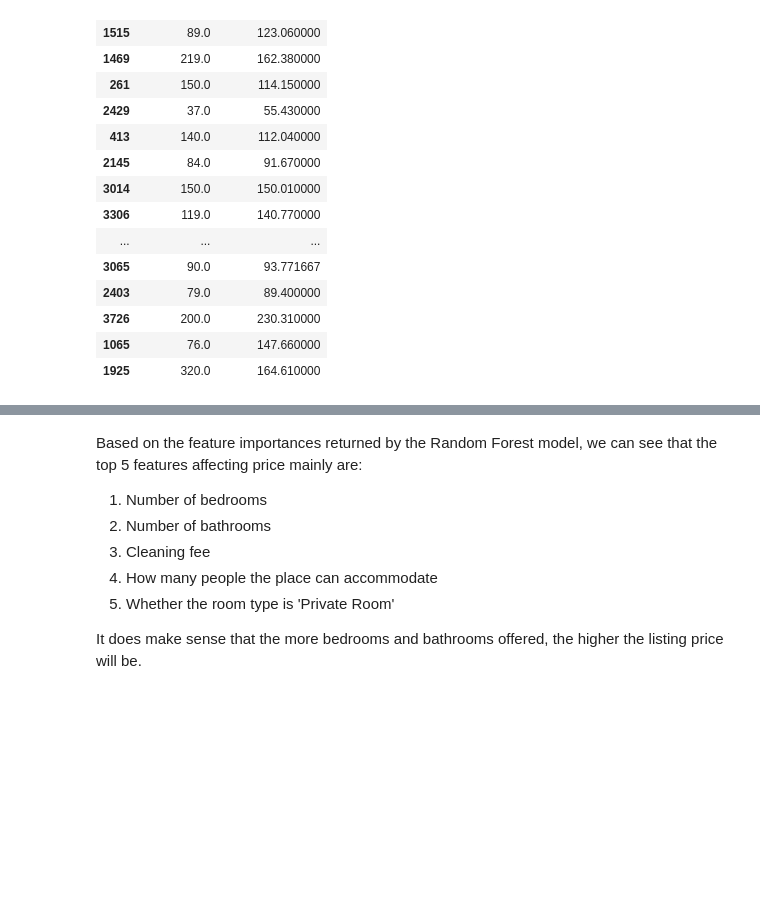
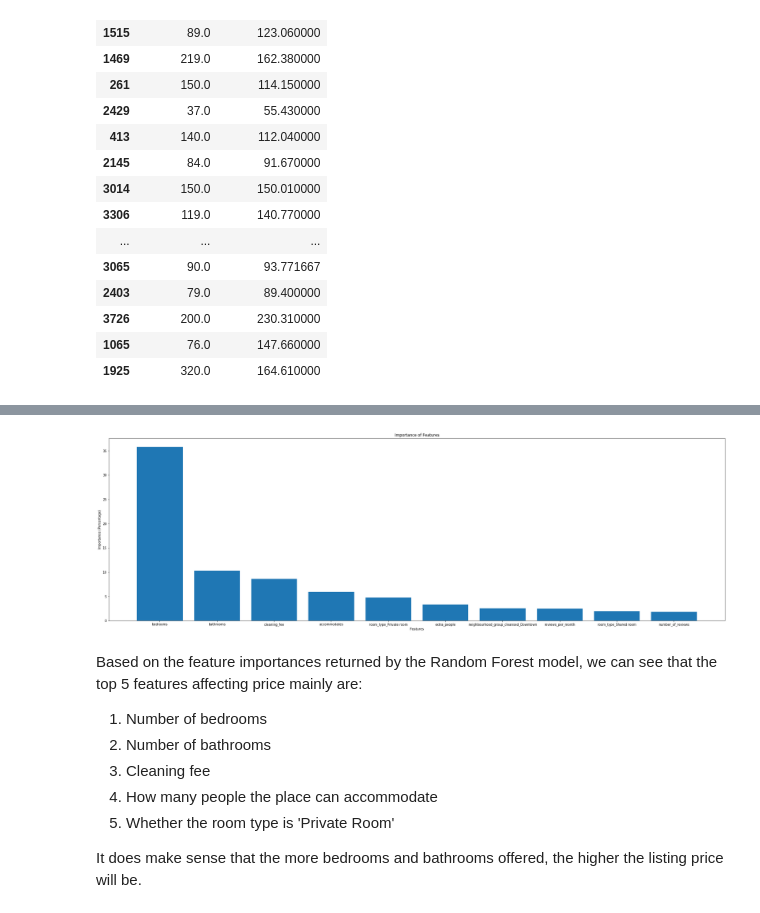
Before and after one commit to vincent-chw/seattle_airbnb_price, a Jupyter notebook: Seattle Airbnb Listing Price Prediction.ipynb, the cells around one changed output, grey strips where cells are left out. Drawn from its saved outputs; the diff is of its cells as text; code cells hidden in the pictures; blank space fills up the shorter version.

```diff
--- a/Seattle Airbnb Listing Price Prediction.ipynb
+++ b/Seattle Airbnb Listing Price Prediction.ipynb
@@ -721,6 +729,14 @@ df_drop_nan.shape
 # Function to create dummy variables for categorical columns
 
 def create_dummy_df(df, cat_cols, dummy_na):
+    '''
+    Keyword arguments:
+    df - Dataframe
+    cat_cols - A list of columns name containing categorical variables
+    dummy_na - True or False. If True, add a column to indicate NaNs, if False NaNs are ignored.
+
+    This function creates dummy variables for columns with categorical variables and drops the original columns.
+    '''
 
     for col in  cat_cols:
         try:
@@ -969,6 +1003,7 @@ pred_compare.head(20)
 # %%
 # Link feature importances to column name
-importances = clf.feature_importances_
+importances = clf.feature_importances_ * 100
 forest_importances = pd.Series(importances, index=X.columns)
-forest_importances.sort_values(ascending = False).head(10)
+forest_importances_sort = forest_importances.sort_values(ascending = False).head(10)
+forest_importances_sort
 # %% [output]
@@ -986,3 +1035,17 @@ dtype: float64
+# %%
+# Plot the mean price based on room type bar chart
+
+fig = plt.figure()
+ax = fig.add_axes([0,0,4.5,2])
+feature = forest_importances_sort.index
+percentage = forest_importances_sort
+ax.bar(feature,percentage)
+ax.set_xlabel('Features')
+ax.set_ylabel('Importance (Percentage)')
+ax.set_title('Importance of Features')
+plt.show()
+# %% [output]
+[figure, added]
 # %% [markdown]
 Based on the feature importances returned by the Random Forest model, we can see that the top 5 features affecting price mainly are:
 
```
Also changed, not shown: parts of 17 cells of this notebook.
